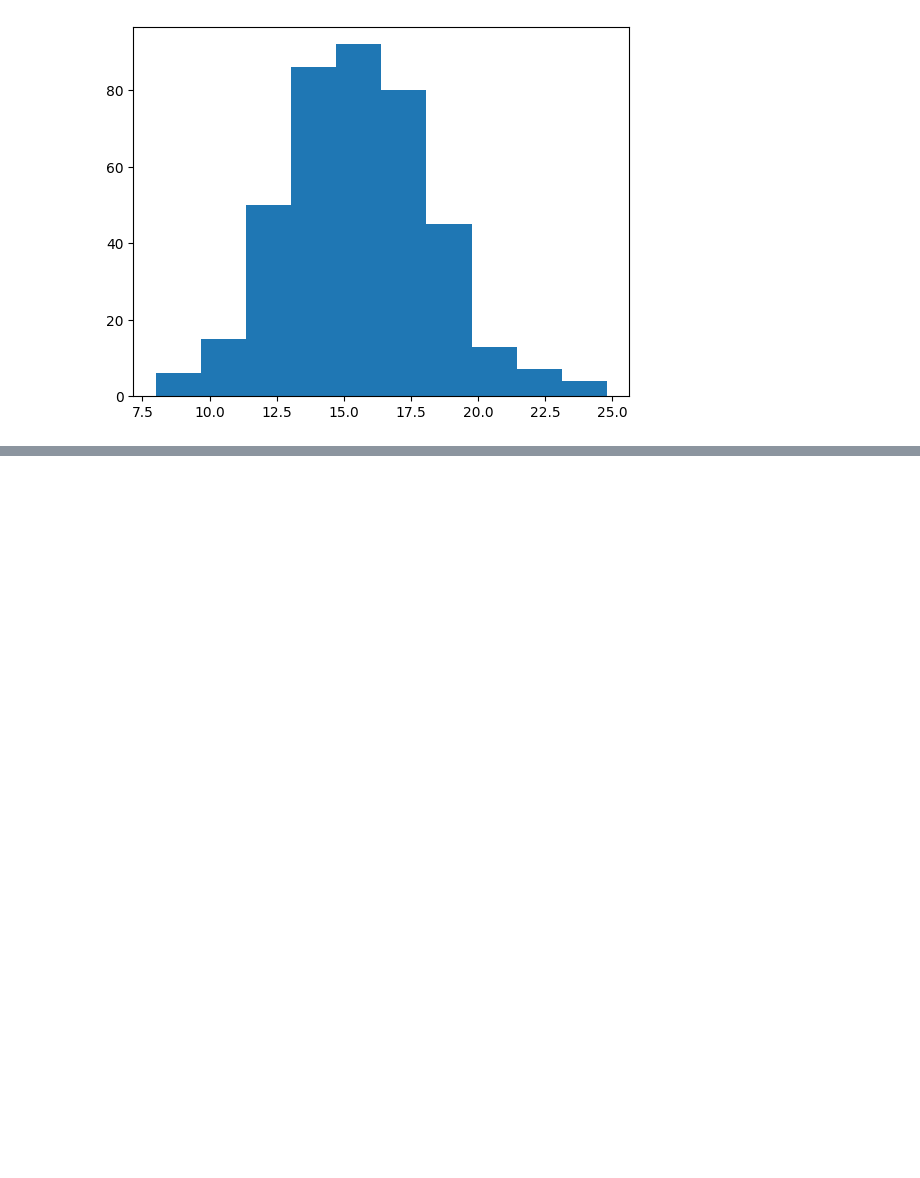
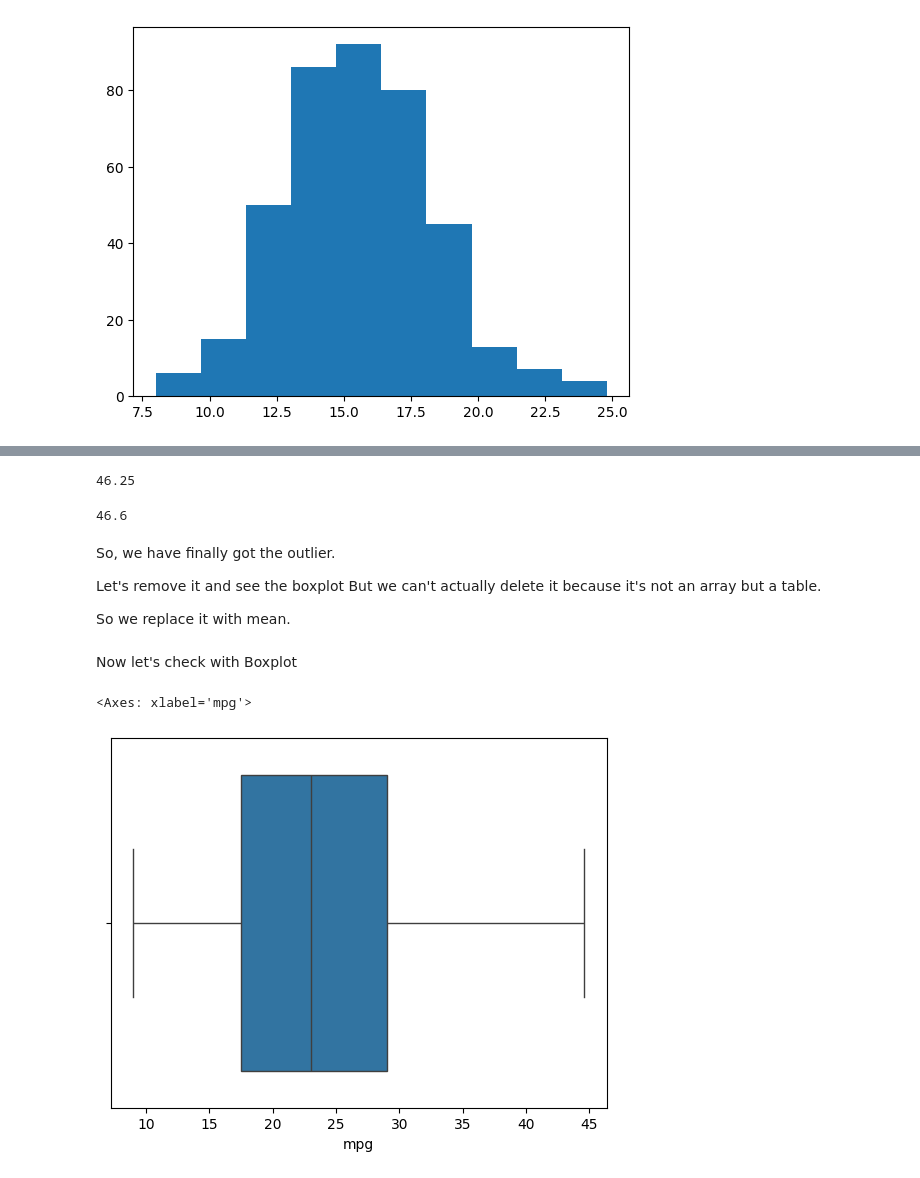
Before and after one commit to web-dev-champ/Auto-mpg, a Jupyter notebook: auto-mpg_EDA.ipynb, the cells around one changed output, grey strips where cells are left out. Saved outputs shown, nothing was run; the diff lists cells and outputs as text; code cells hidden in the pictures; blank space fills up the shorter version.

```diff
--- a/auto-mpg_EDA.ipynb
+++ b/auto-mpg_EDA.ipynb
@@ -118,0 +182,28 @@ plt.hist(data['acceleration'])
+# %%
+upper_fence=q3+1.5*iqr
+print(upper_fence)
+# %% [output]
+46.25
+# %%
+for i in data['mpg']:
+    if(i<lower_fence or i>upper_fence):
+        print(i)
+    x+=1
+# %% [output]
+46.6
+# %% [markdown]
+So, we have finally got the outlier.
+
+Let's remove it and see the boxplot
+But we can't actually delete it because it's not an array but a table.
+
+So we replace it with mean.
+# %%
+data['mpg'].replace(46.6,data['mpg'].mean(),inplace=True)
+# %% [markdown]
+Now let's check with Boxplot
+# %%
+sns.boxplot(x=data['mpg'])
+# %% [output]
+<Axes: xlabel='mpg'>
+[figure, added]
```
Also changed, not shown: parts of 17 cells of this notebook.
